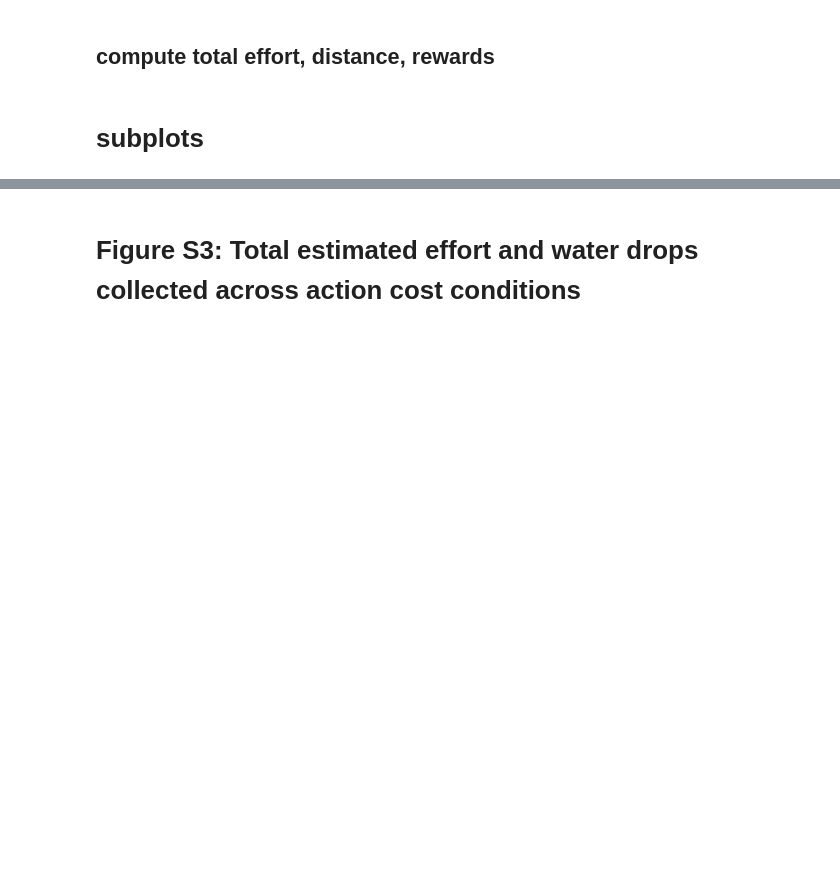
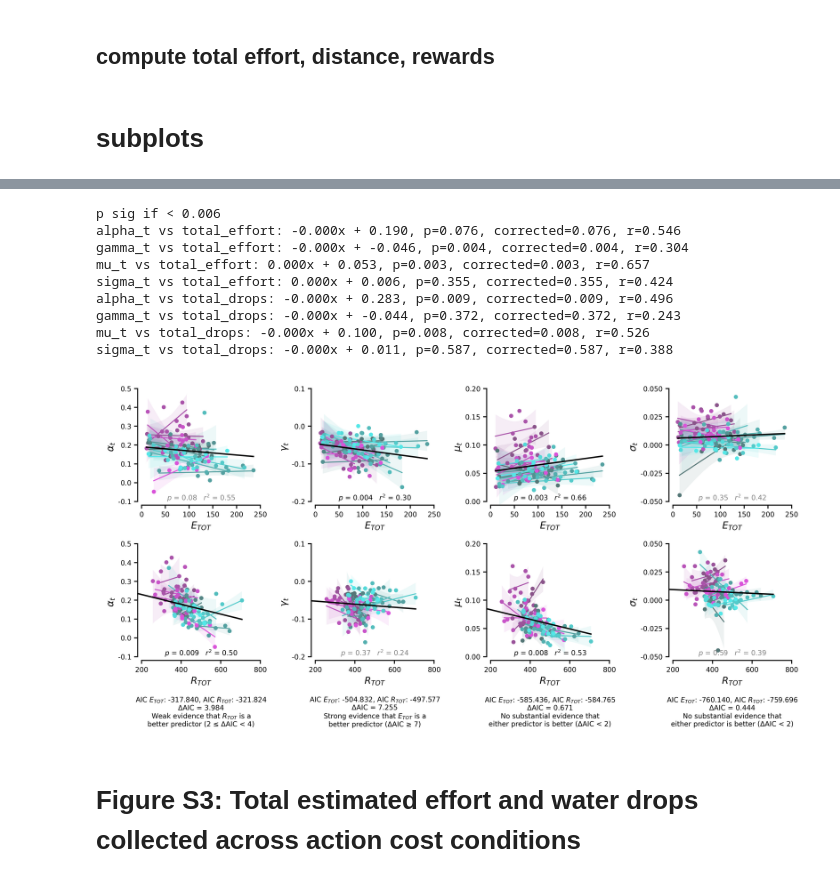
Before and after one commit to HeathenToaster/RunningFastAndSlow, a Jupyter notebook: Figure_S3.ipynb, the cells around one changed output, grey strips where cells are left out. Drawn from its saved outputs; the diff is of its cells as text; code cells hidden in the pictures; blank space fills up the shorter version.

```diff
--- a/Figure_S3.ipynb
+++ b/Figure_S3.ipynb
@@ -339,0 +449,24 @@ Total drops: p_s=0.010, p_i=0.000, obs_slope=-14.457, obs_intercept=450.447
+# %%
+
+animalList = ['RatF00', 'RatF01', 'RatF02', 'RatM00', 'RatM01', 'RatM02',
+            'RatF32', 'RatF33', 'RatM31', 'RatM32', 'RatF42', 'RatM40', 'RatM43', 'RatM53', 'RatM54']
+names = [#'effort_sensitivity_0', 'effort_sensitivity_t', 'effort_sensitivity_u', 'beta',
+         'alpha_0', 'alpha_t', 'alpha_u',
+         'gamma_0', 'gamma_t', 'gamma_u',
+         'mu_0', 'mu_t', 'mu_u',
+         'sigma_0', 'sigma_t', 'sigma_u',
+         'total_effort', 'total_drops']#, 'total_effort']
+alpha_0, alpha_t, alpha_u, gamma_0, gamma_t, gamma_u, mu_0, mu_t, mu_u, sigma_0, sigma_t, sigma_u = pickle.load(open("picklejar/ModelsFitsAllRats.p", "rb"))
+vars = [alpha_0, alpha_t, alpha_u, gamma_0, gamma_t, gamma_u, mu_0, mu_t, mu_u, sigma_0, sigma_t, sigma_u, median_effort_by_animal, median_drops_by_animal]#, median_effort_by_animal]
+conds = ['60', '90', '120', '20', '10', '2', 'rev10', 'rev20']
+
+# df = pd.DataFrame(columns=["animal", "condition", *names])
+
+l = []
+for animal in animalList:
+    for cond in conds:
+        _ = pd.DataFrame([[var[animal][cond] for var in vars]], columns=names)
+        _["animal"] = animal
+        _["condition"] = cond
+        l.append(_)
+df = pd.concat(l)
@@ -340,3 +549,32 @@ Total drops: p_s=0.010, p_i=0.000, obs_slope=-14.457, obs_intercept=450.447
+# %%
+fig, axs = plt.subplots(3, 4, figsize=(cm2inch(18), cm2inch(9)), dpi=600,
+                        constrained_layout=True, gridspec_kw={'height_ratios': [1, 1, 0.25]}, facecolor='w')
+
+n = 8
+print(f'p sig if < {0.05 / n:.3f}')
+FigureSX(df, "total_effort", "alpha_t", _plot=True, ax=axs[0, 0])
+FigureSX(df, "total_effort", "gamma_t", _plot=True, ax=axs[0, 1])
+FigureSX(df, "total_effort", "mu_t", _plot=True, ax=axs[0, 2])
+FigureSX(df, "total_effort", "sigma_t", _plot=True, ax=axs[0, 3])
+FigureSX(df, "total_drops", "alpha_t", _plot=True, ax=axs[1, 0])
+FigureSX(df, "total_drops", "gamma_t", _plot=True, ax=axs[1, 1])
+FigureSX(df, "total_drops", "mu_t", _plot=True, ax=axs[1, 2])
+FigureSX(df, "total_drops", "sigma_t", _plot=True, ax=axs[1, 3])
+
+
+for i, name in enumerate(['alpha_t', 'gamma_t', 'mu_t', 'sigma_t']):
+    plot_rule_of_thumb(name, ax=axs[2, i])
+# %% [output]
+p sig if < 0.006
+alpha_t vs total_effort: -0.000x + 0.190, p=0.076, corrected=0.076, r=0.546
+gamma_t vs total_effort: -0.000x + -0.046, p=0.004, corrected=0.004, r=0.304
+mu_t vs total_effort: 0.000x + 0.053, p=0.003, corrected=0.003, r=0.657
+sigma_t vs total_effort: 0.000x + 0.006, p=0.355, corrected=0.355, r=0.424
+alpha_t vs total_drops: -0.000x + 0.283, p=0.009, corrected=0.009, r=0.496
+gamma_t vs total_drops: -0.000x + -0.044, p=0.372, corrected=0.372, r=0.243
+mu_t vs total_drops: -0.000x + 0.100, p=0.008, corrected=0.008, r=0.526
+sigma_t vs total_drops: -0.000x + 0.011, p=0.587, corrected=0.587, r=0.388
+[figure, added]
 # %% [markdown]
 # Figure S3: Total estimated effort and water drops collected across action cost conditions
 # %%
```
Also changed, not shown: parts of 9 cells of this notebook, 3 other files.
